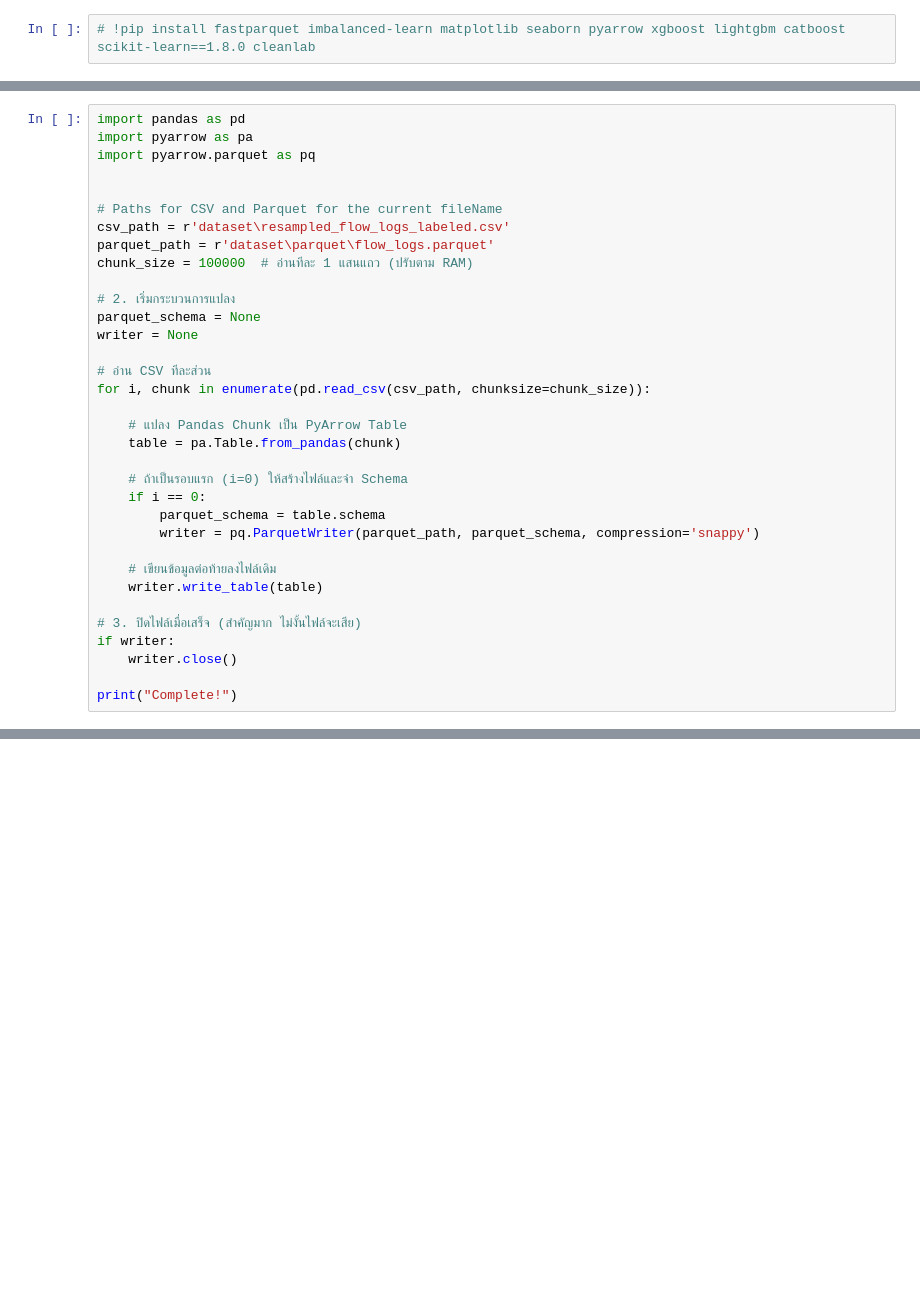
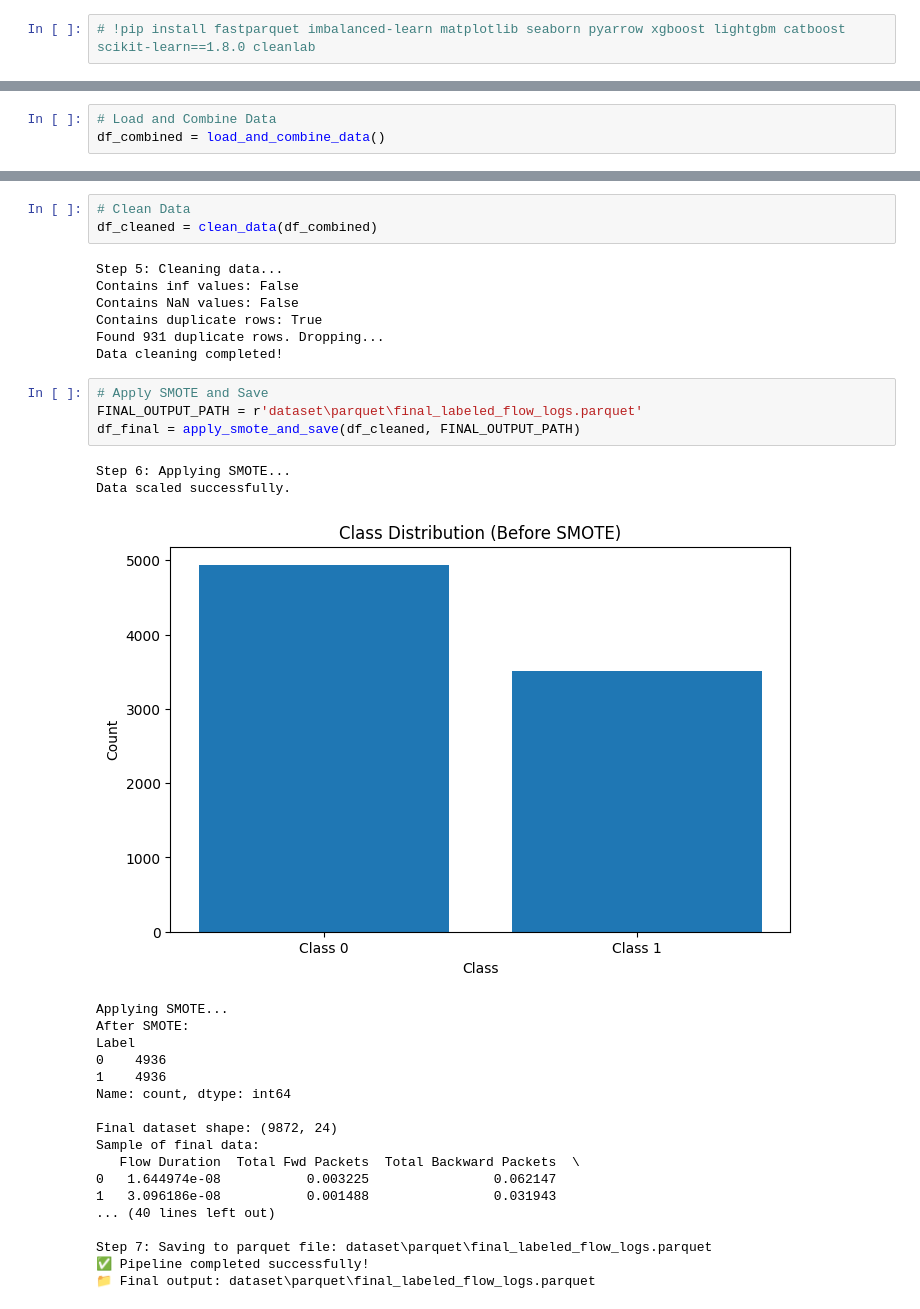
Before and after one commit to 261492-martummai/ddos-martummai, a Jupyter notebook: labeler/labeler.ipynb, the cells around one changed output, grey strips where cells are left out. Drawn from its saved outputs; the diff is of its cells as text; blank space fills up the shorter version.

```diff
--- a/labeler/labeler.ipynb
+++ b/labeler/labeler.ipynb
@@ -313,34 +133,0 @@ Resampled data exported to 'dataset\resampled_flow_logs_labeled.csv'
-# %%
-import pandas as pd
-import pyarrow as pa
-import pyarrow.parquet as pq
-
-
-# Paths for CSV and Parquet for the current fileName
-csv_path = r'dataset\resampled_flow_logs_labeled.csv'
-parquet_path = r'dataset\parquet\flow_logs.parquet'
-chunk_size = 100000  # อ่านทีละ 1 แสนแถว (ปรับตาม RAM)
-
-# 2. เริ่มกระบวนการแปลง
-parquet_schema = None
-writer = None
-
-# อ่าน CSV ทีละส่วน
-for i, chunk in enumerate(pd.read_csv(csv_path, chunksize=chunk_size)):
-
-    # แปลง Pandas Chunk เป็น PyArrow Table
-    table = pa.Table.from_pandas(chunk)
-
-    # ถ้าเป็นรอบแรก (i=0) ให้สร้างไฟล์และจำ Schema
-    if i == 0:
-        parquet_schema = table.schema
-        writer = pq.ParquetWriter(parquet_path, parquet_schema, compression='snappy')
-
-    # เขียนข้อมูลต่อท้ายลงไฟล์เดิม
-    writer.write_table(table)
-
-# 3. ปิดไฟล์เมื่อเสร็จ (สำคัญมาก ไม่งั้นไฟล์จะเสีย)
-if writer:
-    writer.close()
-
-print("Complete!")
@@ -419,0 +315,3 @@ All files have matching structures (Index & Columns).
+# %%
+# Load and Combine Data
+df_combined = load_and_combine_data()
@@ -419,0 +336,35 @@ All files have matching structures (Index & Columns).
+# %%
+# Clean Data
+df_cleaned = clean_data(df_combined)
+# %% [output]
+Step 5: Cleaning data...
+Contains inf values: False
+Contains NaN values: False
+Contains duplicate rows: True
+Found 931 duplicate rows. Dropping...
+Data cleaning completed!
+# %%
+# Apply SMOTE and Save
+FINAL_OUTPUT_PATH = r'dataset\parquet\final_labeled_flow_logs.parquet'
+df_final = apply_smote_and_save(df_cleaned, FINAL_OUTPUT_PATH)
+# %% [output]
+Step 6: Applying SMOTE...
+Data scaled successfully.
+[figure, added]
+Applying SMOTE...
+After SMOTE:
+Label
+0    4936
+1    4936
+Name: count, dtype: int64
+
+Final dataset shape: (9872, 24)
+Sample of final data:
+   Flow Duration  Total Fwd Packets  Total Backward Packets  \
+0   1.644974e-08           0.003225                0.062147
+1   3.096186e-08           0.001488                0.031943
+... (40 lines left out)
+
+Step 7: Saving to parquet file: dataset\parquet\final_labeled_flow_logs.parquet
+✅ Pipeline completed successfully!
+📁 Final output: dataset\parquet\final_labeled_flow_logs.parquet
```
Also changed, not shown: parts of 20 cells of this notebook, 7 other files.
